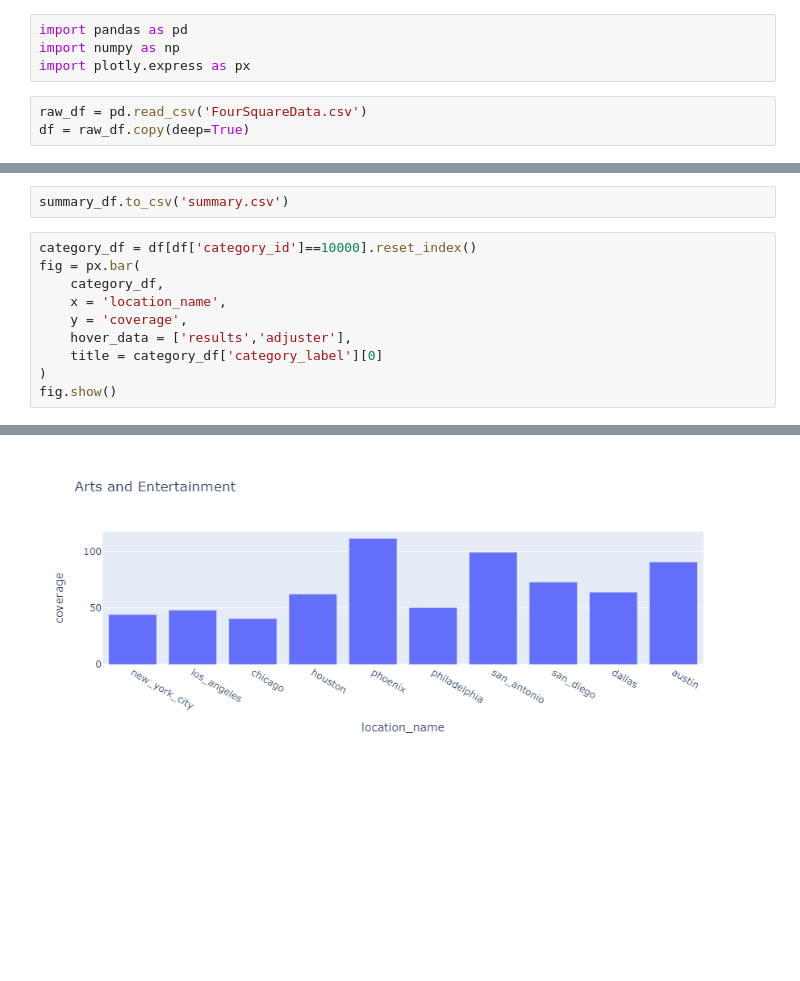
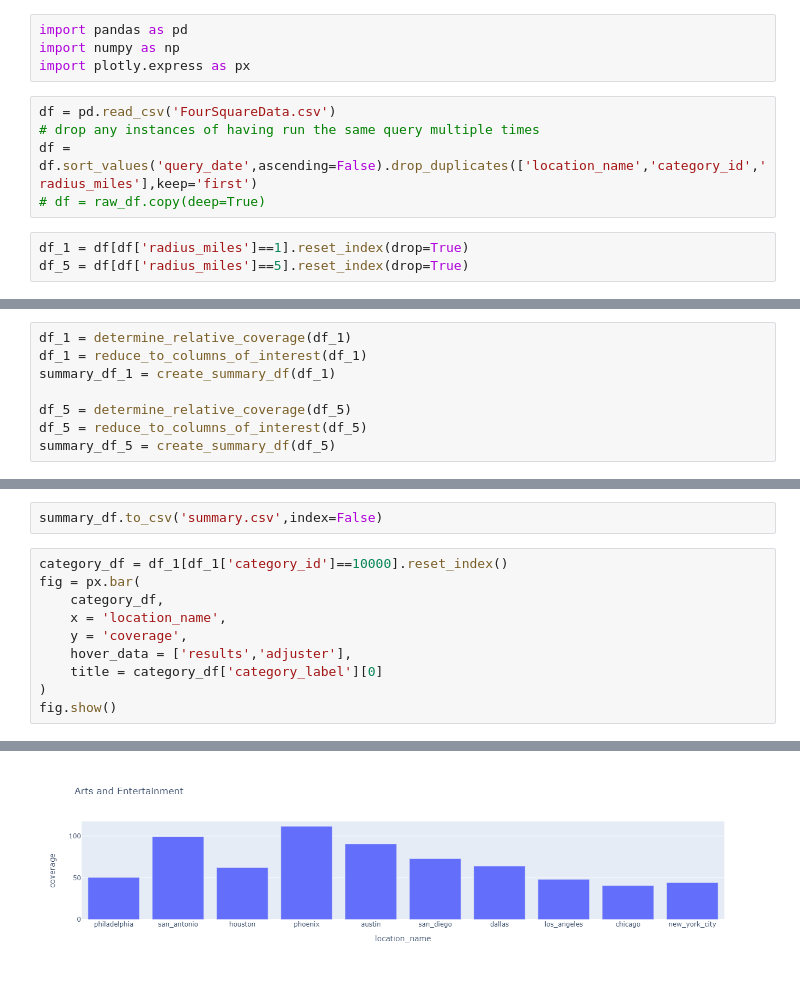
Before and after one commit to AndrewTGraham/Business-Geo-Comparison, a Jupyter notebook: BusinessGeoComparisonDataAnalysis.ipynb, the cells around one changed output, grey strips where cells are left out. Cells and saved outputs as stored; diff of their text form; blank space fills up the shorter version.

Commit message:
1 and 5 mile analysis
I ran the pull script for a radius of 1 and 5 miles and edited the analysis script appropriately.

```diff
--- a/BusinessGeoComparisonDataAnalysis.ipynb
+++ b/BusinessGeoComparisonDataAnalysis.ipynb
@@ -3,8 +3,13 @@ import pandas as pd
 import numpy as np
 import plotly.express as px
 # %%
-raw_df = pd.read_csv('FourSquareData.csv')
-df = raw_df.copy(deep=True)
+df = pd.read_csv('FourSquareData.csv')
+# drop any instances of having run the same query multiple times
+df = df.sort_values('query_date',ascending=False).drop_duplicates(['location_name','category_id','radius_miles'],keep='first')
+# df = raw_df.copy(deep=True)
+# %%
+df_1 = df[df['radius_miles']==1].reset_index(drop=True)
+df_5 = df[df['radius_miles']==5].reset_index(drop=True)
 # %%
 # Some locations are just more dense than others, so I
 # want to create an adjusted results count that shows
@@ -56,0 +70,8 @@ summary_df = pd.DataFrame(
+# %%
+df_1 = determine_relative_coverage(df_1)
+df_1 = reduce_to_columns_of_interest(df_1)
+summary_df_1 = create_summary_df(df_1)
+
+df_5 = determine_relative_coverage(df_5)
+df_5 = reduce_to_columns_of_interest(df_5)
+summary_df_5 = create_summary_df(df_5)
@@ -57,7 +92,7 @@ summary_df = pd.DataFrame(
 # %%
-summary_df.to_csv('summary.csv')
+summary_df.to_csv('summary.csv',index=False)
 # %%
-category_df = df[df['category_id']==10000].reset_index()
+category_df = df_1[df_1['category_id']==10000].reset_index()
 fig = px.bar(
     category_df,
     x = 'location_name',
@@ -70 +106 @@ fig.show()
-[figure, old version]
+[figure, new version]
```
Also changed, not shown: parts of 5 cells of this notebook, 3 other files.
